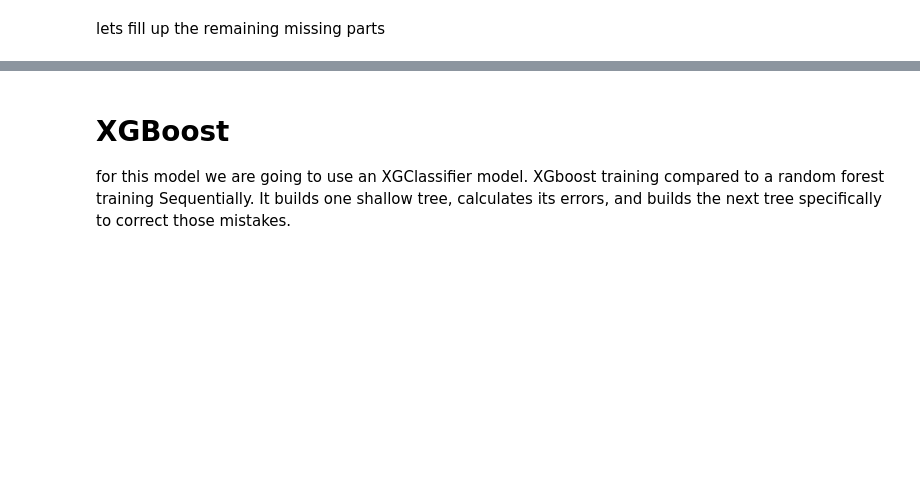
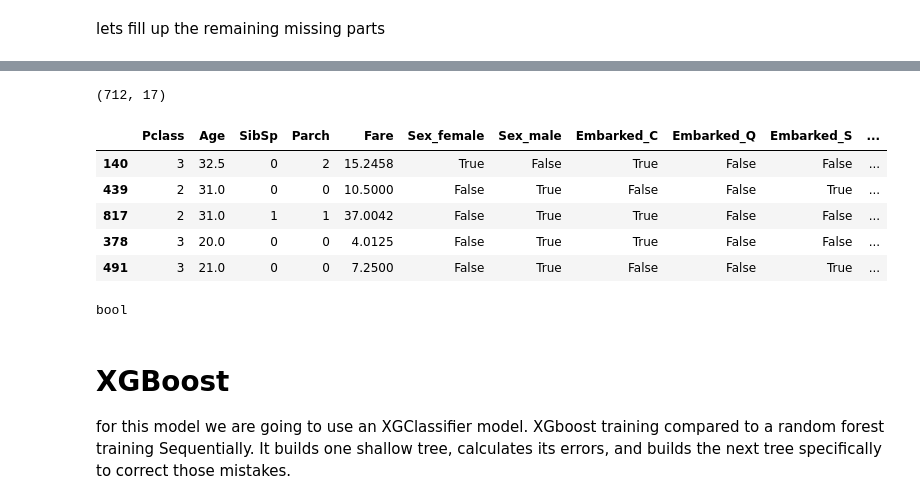
Before and after one commit to kezHay4dini2023/Titanic-ML-making, a Jupyter notebook: titanic-ml.ipynb, the cells around one changed output, grey strips where cells are left out. Cells and saved outputs as stored; diff of their text form; code cells hidden in the pictures; blank space fills up the shorter version.

Commit message:
added Categorical columns using one hot encoding.

```diff
--- a/titanic-ml.ipynb
+++ b/titanic-ml.ipynb
@@ -238,0 +308,24 @@ X_train.shape, X_valid.shape, test.shape
+# %%
+# "Cardinality" means the number of unique values in a column
+# Select categorical columns with relatively low cardinality (convenient but arbitrary)
+low_cardinality_cols = [cname for cname in X_train.columns if X_train[cname].nunique() < 10 and
+                        X_train[cname].dtype == "object"]
+
+# Select numeric columns
+numeric_cols = [cname for cname in X_train.columns if X_train[cname].dtype in ['int64', 'float64']]
+
+
+# Keep selected columns only
+my_cols = low_cardinality_cols + numeric_cols
+X_train = X_train[my_cols].copy()
+X_valid = X_valid[my_cols].copy()
+test = test[my_cols].copy()
+
+# One-hot encode the data (to shorten the code, we use pandas)
+X_train = pd.get_dummies(X_train)
+X_valid = pd.get_dummies(X_valid)
+test = pd.get_dummies(test)
+X_train, X_valid = X_train.align(X_valid, join='left', axis=1)
+X_valid = X_valid.fillna(0)  # Fill any newly added category columns with 0
+X_train, test = X_train.align(test, join='left', axis=1)
+test = test.fillna(0)  # Fill any newly added category columns with 0
@@ -239,3 +355,20 @@ X_train.shape, X_valid.shape, test.shape
+# %%
+X_train.shape
+# %% [output]
+(712, 17)
+# %%
+X_train.head()
+# %% [output]
+|  | Pclass | Age | SibSp | Parch | Fare | Sex_female | Sex_male | Embarked_C | Embarked_Q | Embarked_S | ... |
+| 140 | 3 | 32.5 | 0 | 2 | 15.2458 | True | False | True | False | False | ... |
+| 439 | 2 | 31.0 | 0 | 0 | 10.5000 | False | True | False | False | True | ... |
+| 817 | 2 | 31.0 | 1 | 1 | 37.0042 | False | True | True | False | False | ... |
+| 378 | 3 | 20.0 | 0 | 0 | 4.0125 | False | True | True | False | False | ... |
+| 491 | 3 | 21.0 | 0 | 0 | 7.2500 | False | True | False | False | True | ... |
+# %%
+print(X_train['Sex_female'].dtype)
+# %% [output]
+bool
 # %% [markdown]
 # XGBoost
 
```
Also changed, not shown: parts of 12 cells of this notebook.
